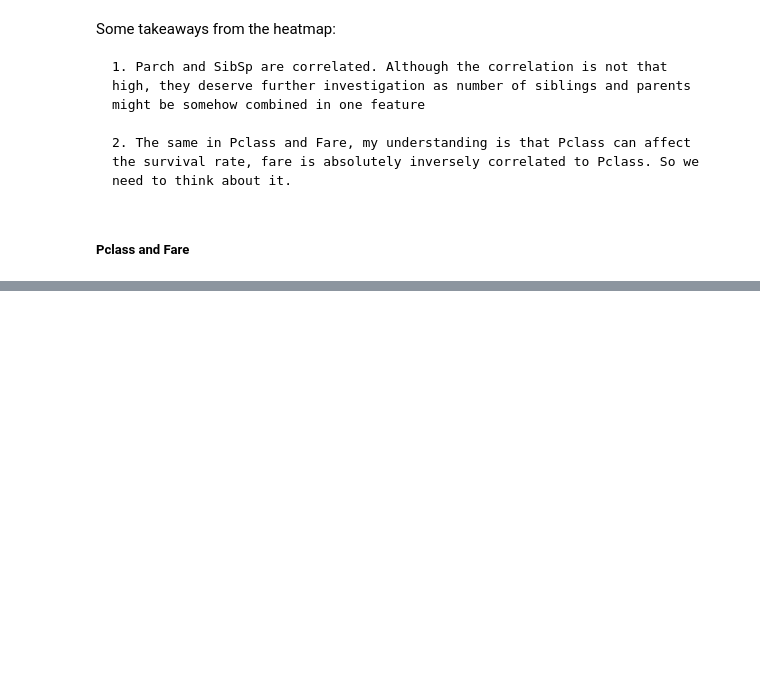
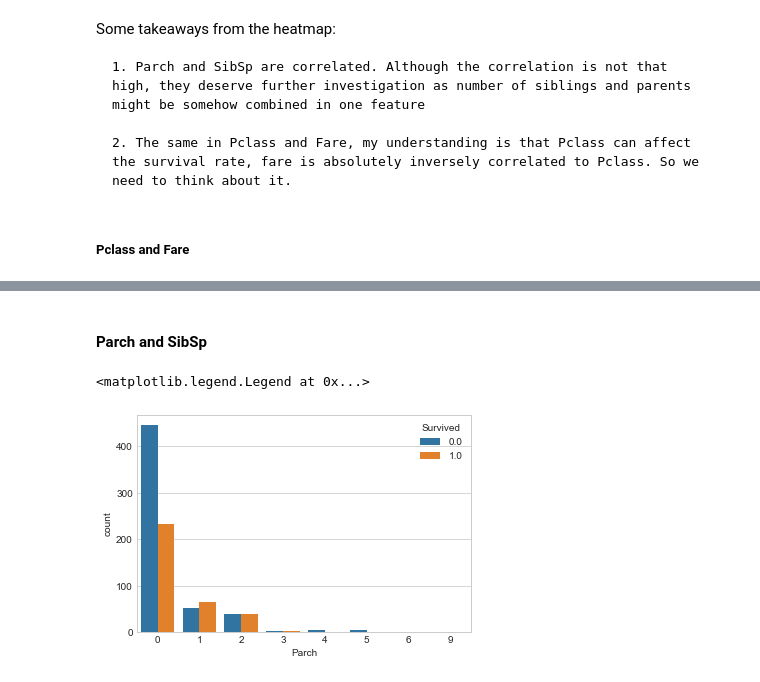
Before and after one commit to badreddine124/Titanic-Survival-Prediction, a Jupyter notebook: Titanic-Survival-Prediction.ipynb, the cells around one changed output, grey strips where cells are left out. Cells and saved outputs as stored; diff of their text form; code cells hidden in the pictures; blank space fills up the shorter version.

```diff
--- a/Titanic-Survival-Prediction.ipynb
+++ b/Titanic-Survival-Prediction.ipynb
@@ -247,0 +271,8 @@ Some takeaways from the heatmap:
+# %% [markdown]
+#### Parch and SibSp
+# %%
+sns.countplot(x ="Parch",hue = "Survived", data = df_data)
+plt.legend(title = "Survived",loc = "upper right")
+# %% [output]
+<matplotlib.legend.Legend at 0x...>
+[figure, added]
```
Also changed, not shown: parts of 29 cells of this notebook, 1 other file.
